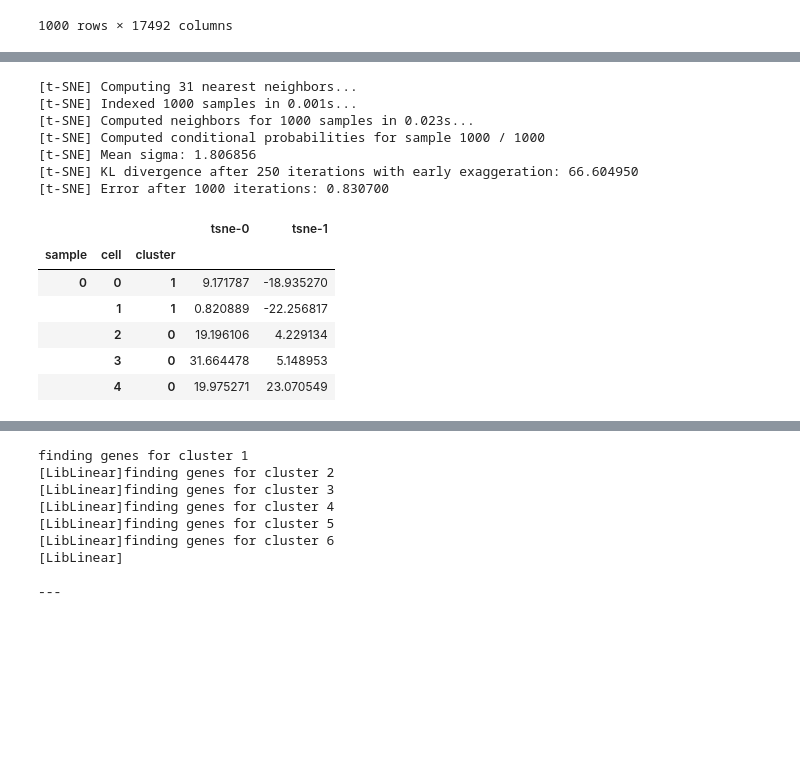
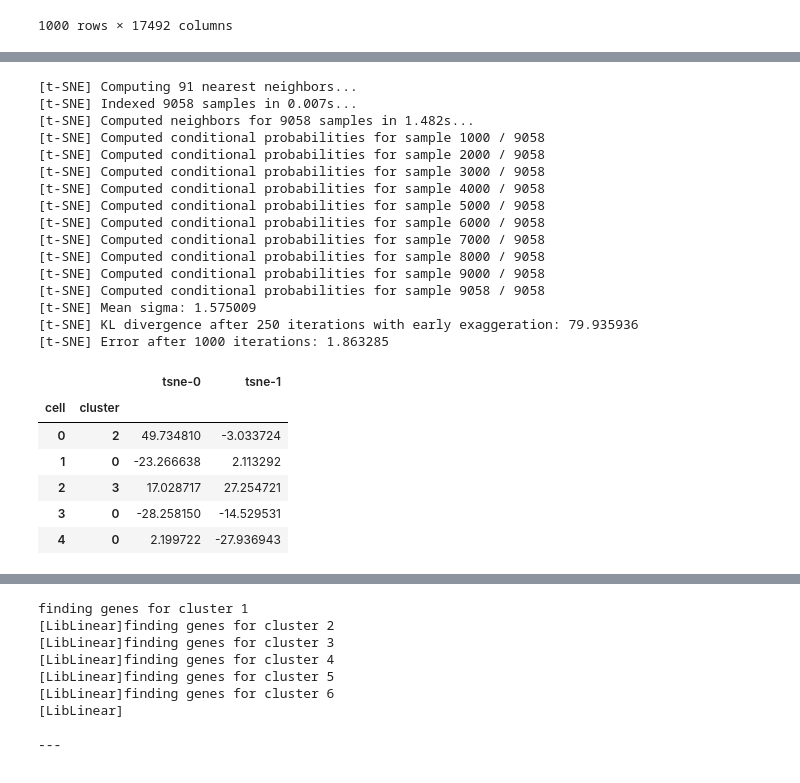
Before and after one commit to jwittenbach/polyseq, a Jupyter notebook: examples/demo.ipynb, the cells around one changed output, grey strips where cells are left out. Saved outputs shown, nothing was run; the diff lists cells and outputs as text; code cells hidden in the pictures; blank space fills up the shorter version.

```diff
--- a/examples/demo.ipynb
+++ b/examples/demo.ipynb
@@ -115,21 +137,30 @@ PhenoGraph complete in 1.6459150314331055 seconds
 # %%
-tsne = pseq.dim.tsne(reduced, perplexity=10.0, verbose=True)
+tsne = pseq.dim.tsne(reduced, perplexity=30.0, verbose=True)
 tsne.head()
 # %% [output]
-[t-SNE] Computing 31 nearest neighbors...
-[t-SNE] Indexed 1000 samples in 0.001s...
-[t-SNE] Computed neighbors for 1000 samples in 0.023s...
-[t-SNE] Computed conditional probabilities for sample 1000 / 1000
-[t-SNE] Mean sigma: 1.806856
-[t-SNE] KL divergence after 250 iterations with early exaggeration: 66.604950
-[t-SNE] Error after 1000 iterations: 0.830700
+[t-SNE] Computing 91 nearest neighbors...
+[t-SNE] Indexed 9058 samples in 0.007s...
+[t-SNE] Computed neighbors for 9058 samples in 1.482s...
+[t-SNE] Computed conditional probabilities for sample 1000 / 9058
+[t-SNE] Computed conditional probabilities for sample 2000 / 9058
+[t-SNE] Computed conditional probabilities for sample 3000 / 9058
+[t-SNE] Computed conditional probabilities for sample 4000 / 9058
+[t-SNE] Computed conditional probabilities for sample 5000 / 9058
+[t-SNE] Computed conditional probabilities for sample 6000 / 9058
+[t-SNE] Computed conditional probabilities for sample 7000 / 9058
+[t-SNE] Computed conditional probabilities for sample 8000 / 9058
+[t-SNE] Computed conditional probabilities for sample 9000 / 9058
+[t-SNE] Computed conditional probabilities for sample 9058 / 9058
+[t-SNE] Mean sigma: 1.575009
+[t-SNE] KL divergence after 250 iterations with early exaggeration: 79.935936
+[t-SNE] Error after 1000 iterations: 1.863285
-|  |  |  | tsne-0 | tsne-1 |
-| sample | cell | cluster |  |  |
-| 0 | 0 | 1 | 9.171787 | -18.935270 |
-|  | 1 | 1 | 0.820889 | -22.256817 |
-|  | 2 | 0 | 19.196106 | 4.229134 |
-|  | 3 | 0 | 31.664478 | 5.148953 |
-|  | 4 | 0 | 19.975271 | 23.070549 |
+|  |  | tsne-0 | tsne-1 |
+| cell | cluster |  |  |
+| 0 | 2 | 49.734810 | -3.033724 |
+| 1 | 0 | -23.266638 | 2.113292 |
+| 2 | 3 | 17.028717 | 27.254721 |
+| 3 | 0 | -28.258150 | -14.529531 |
+| 4 | 0 | 2.199722 | -27.936943 |
 # %%
 plt.figure(figsize=(15, 5))
 
```
Also changed, not shown: parts of 9 cells of this notebook, 1 other file.
